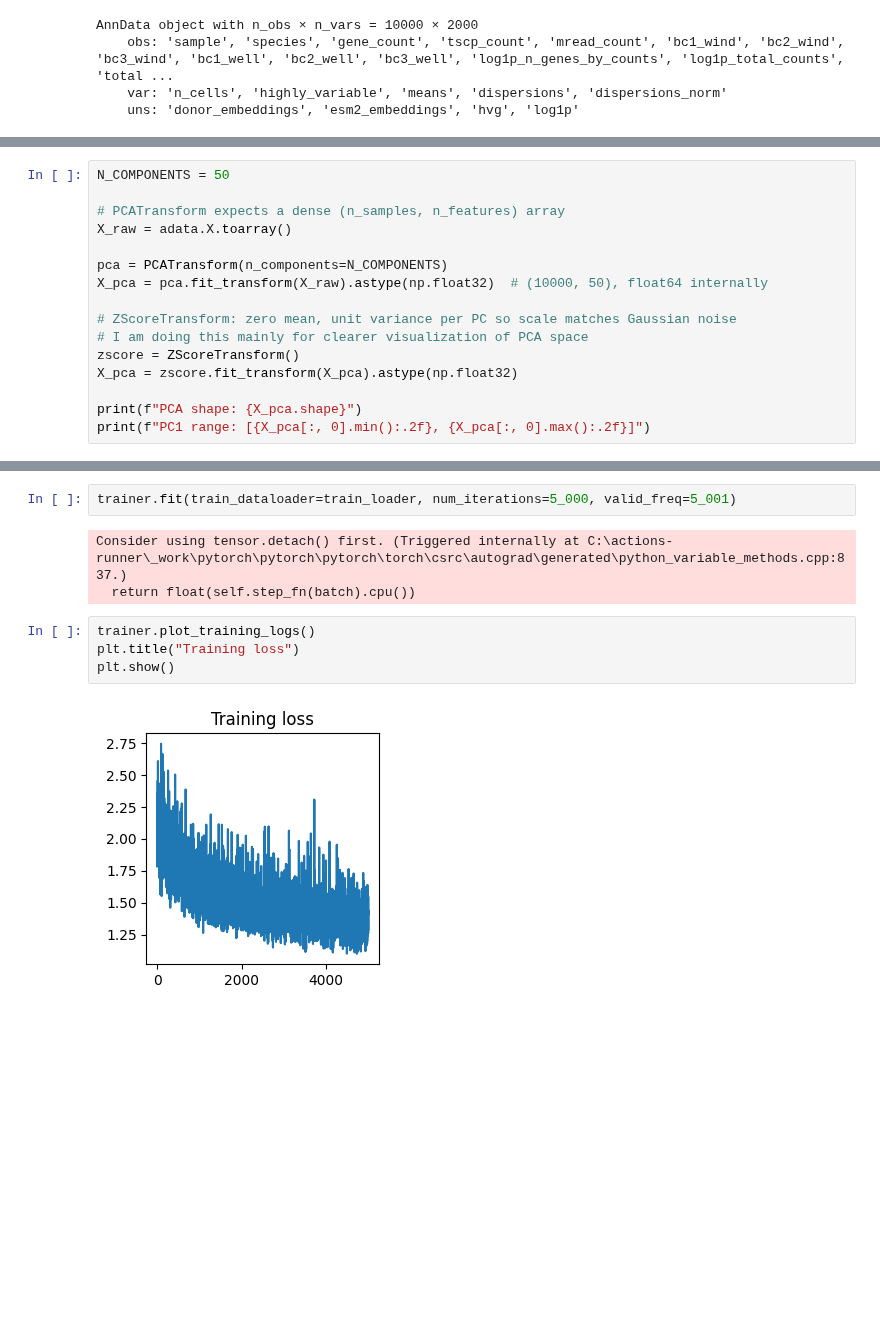
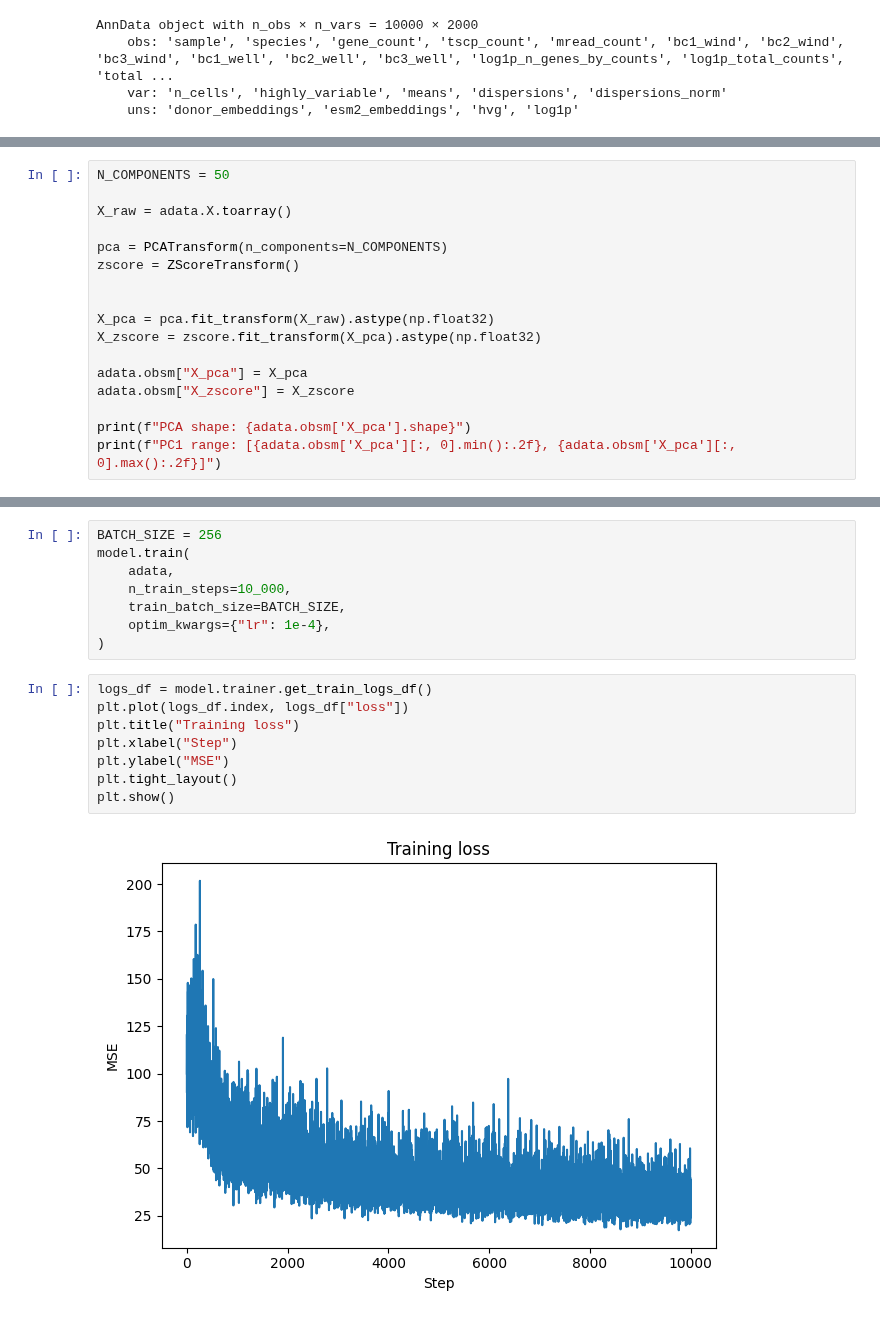
Before and after one commit to theislab/sckitflow, a Jupyter notebook: docs/notebooks/examples/tutorials/110_unconditional_fm_pbmc.ipynb, the cells around one changed output, grey strips where cells are left out. Saved outputs shown, nothing was run; the diff lists cells and outputs as text; blank space fills up the shorter version.

```diff
--- a/docs/notebooks/examples/tutorials/110_unconditional_fm_pbmc.ipynb
+++ b/docs/notebooks/examples/tutorials/110_unconditional_fm_pbmc.ipynb
@@ -115,18 +76,19 @@ AnnData object with n_obs × n_vars = 10000 × 2000
 # %%
 N_COMPONENTS = 50
 
-# PCATransform expects a dense (n_samples, n_features) array
 X_raw = adata.X.toarray()
 
 pca = PCATransform(n_components=N_COMPONENTS)
-X_pca = pca.fit_transform(X_raw).astype(np.float32)  # (10000, 50), float64 internally
+zscore = ZScoreTransform()
 
-# ZScoreTransform: zero mean, unit variance per PC so scale matches Gaussian noise
-# I am doing this mainly for clearer visualization of PCA space
-zscore = ZScoreTransform()
-X_pca = zscore.fit_transform(X_pca).astype(np.float32)
 
-print(f"PCA shape: {X_pca.shape}")
-print(f"PC1 range: [{X_pca[:, 0].min():.2f}, {X_pca[:, 0].max():.2f}]")
+X_pca = pca.fit_transform(X_raw).astype(np.float32)
+X_zscore = zscore.fit_transform(X_pca).astype(np.float32)
+
+adata.obsm["X_pca"] = X_pca
+adata.obsm["X_zscore"] = X_zscore
+
+print(f"PCA shape: {adata.obsm['X_pca'].shape}")
+print(f"PC1 range: [{adata.obsm['X_pca'][:, 0].min():.2f}, {adata.obsm['X_pca'][:, 0].max():.2f}]")
 # %% [output]
 PCA shape: (10000, 50)
@@ -208,11 +174,18 @@ Model ready.
 # %%
-trainer.fit(train_dataloader=train_loader, num_iterations=5_000, valid_freq=5_001)
+BATCH_SIZE = 256
+model.train(
+    adata,
+    n_train_steps=10_000,
+    train_batch_size=BATCH_SIZE,
+    optim_kwargs={"lr": 1e-4},
+)
-# %% [output]
-Consider using tensor.detach() first. (Triggered internally at C:\actions-runner\_work\pytorch\pytorch\pytorch\torch\csrc\autograd\generated\python_variable_methods.cpp:837.)
-  return float(self.step_fn(batch).cpu())
 # %%
-trainer.plot_training_logs()
+logs_df = model.trainer.get_train_logs_df()
+plt.plot(logs_df.index, logs_df["loss"])
 plt.title("Training loss")
+plt.xlabel("Step")
+plt.ylabel("MSE")
+plt.tight_layout()
 plt.show()
 # %% [output]
-[figure, old version]
+[figure, new version]
```
Also changed, not shown: parts of 29 cells of this notebook, 2 other files.
